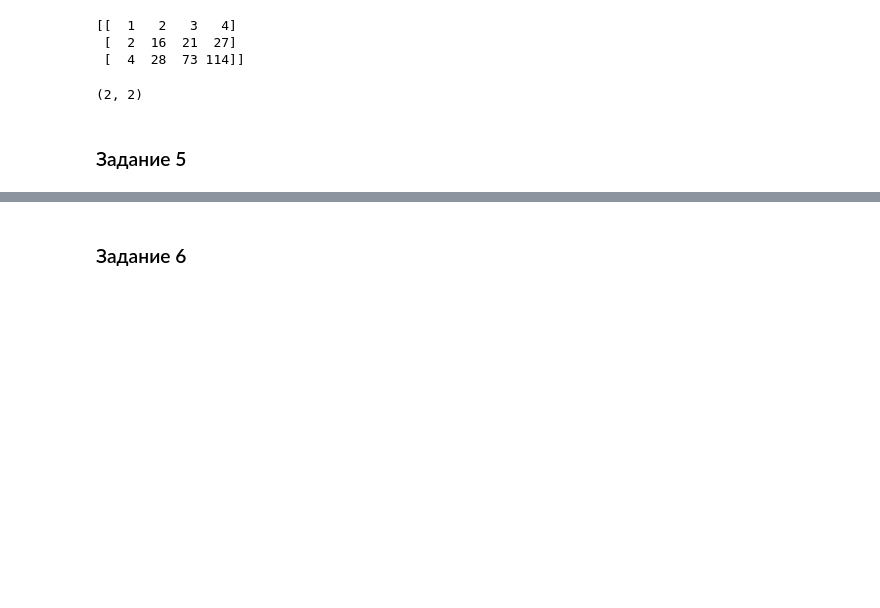
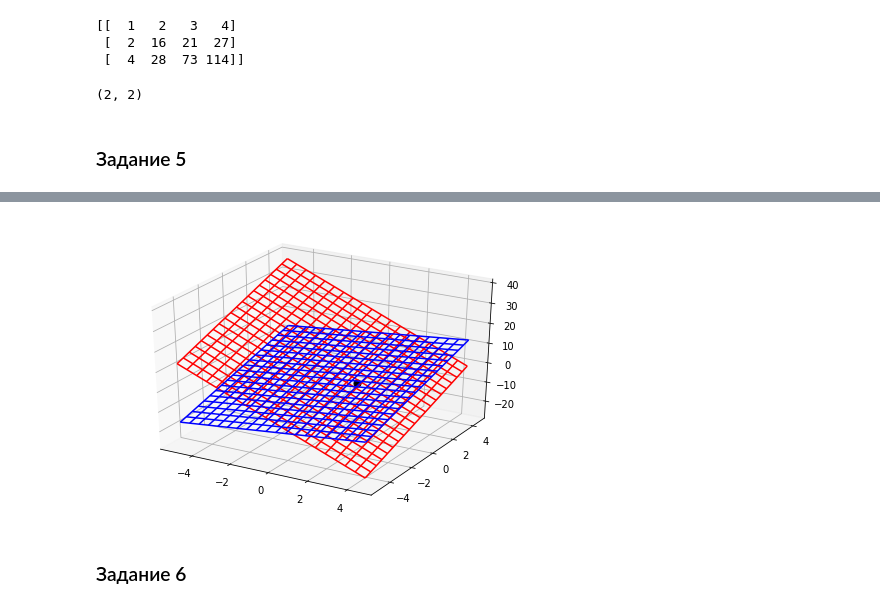
Before and after one commit to VitalyGladyshev/Math_Ess, a Jupyter notebook: ДЗ_08_ГладышевВВ.ipynb, the cells around one changed output, grey strips where cells are left out. Cells and saved outputs as stored; diff of their text form; code cells hidden in the pictures; blank space fills up the shorter version.

```diff
--- a/ДЗ_08_ГладышевВВ.ipynb
+++ b/ДЗ_08_ГладышевВВ.ipynb
@@ -141,2 +171,17 @@ np.linalg.matrix_rank(A5, 0x0001), np.linalg.matrix_rank(C5, 0x0001)
+# %%
+fig = figure()
+ax = Axes3D(fig)
+X = np.arange(-5, 5, 0.5)
+Y = np.arange(-5, 5, 0.5)
+X, Y = np.meshgrid(X, Y)
+Z1 = X + 2*Y - 1
+ax.plot_wireframe(X, Y, Z1, color="blue")
+Z2 = 2.5*Y - 4*X + 6
+ax.plot_wireframe(X, Y, Z2, color="red")
+
+ax.scatter(1.38191882, -0.18081181,  0.0202952, 'z', 50, 'black')
+show()
+# %% [output]
+[figure, added]
 # %% [markdown]
 ###  Задание 6
```
Also changed, not shown: parts of 5 cells of this notebook.
